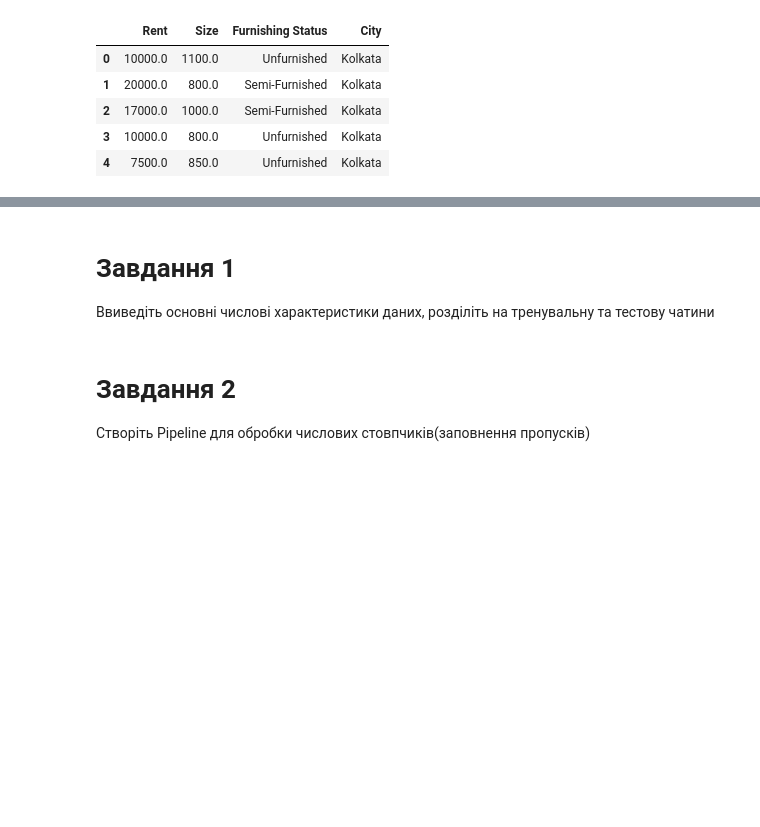
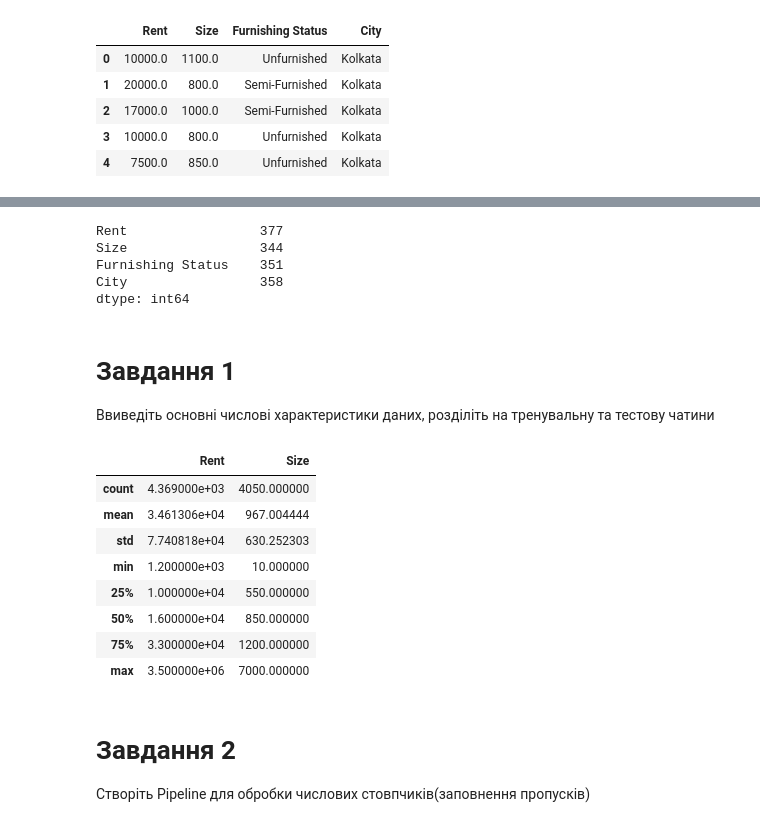
Before and after one commit to shaya-686/AI, a Jupyter notebook: ДЗ_7.ipynb, the cells around one changed output, grey strips where cells are left out. Drawn from its saved outputs; the diff is of its cells as text; code cells hidden in the pictures; blank space fills up the shorter version.

```diff
--- a/ДЗ_7.ipynb
+++ b/ДЗ_7.ipynb
@@ -30,3 +44,25 @@ df.head()
+# %%
+df.isna().sum()
+# %% [output]
+Rent                 377
+Size                 344
+Furnishing Status    351
+City                 358
+dtype: int64
+# %%
+df = df.dropna(subset=['Rent'])
 # %% [markdown]
 # Завдання 1
 Ввиведіть основні числові характеристики даних, розділіть на тренувальну та тестову чатини
+# %%
+df.select_dtypes(include='number').describe()
+# %% [output]
+|  | Rent | Size |
+| count | 4.369000e+03 | 4050.000000 |
+| mean | 3.461306e+04 | 967.004444 |
+| std | 7.740818e+04 | 630.252303 |
+| min | 1.200000e+03 | 10.000000 |
+| 25% | 1.000000e+04 | 550.000000 |
+| 50% | 1.600000e+04 | 850.000000 |
+| 75% | 3.300000e+04 | 1200.000000 |
+| max | 3.500000e+06 | 7000.000000 |
```
Also changed, not shown: parts of 14 cells of this notebook.
